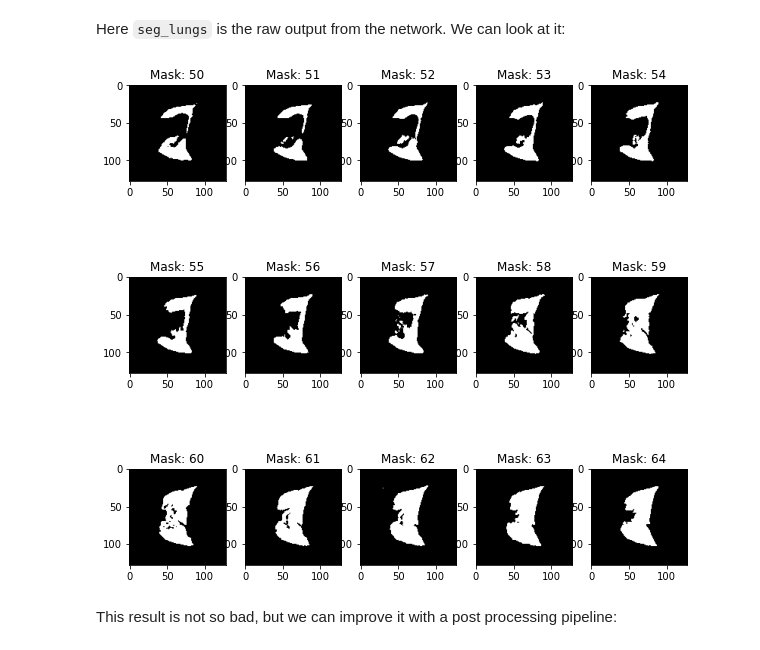
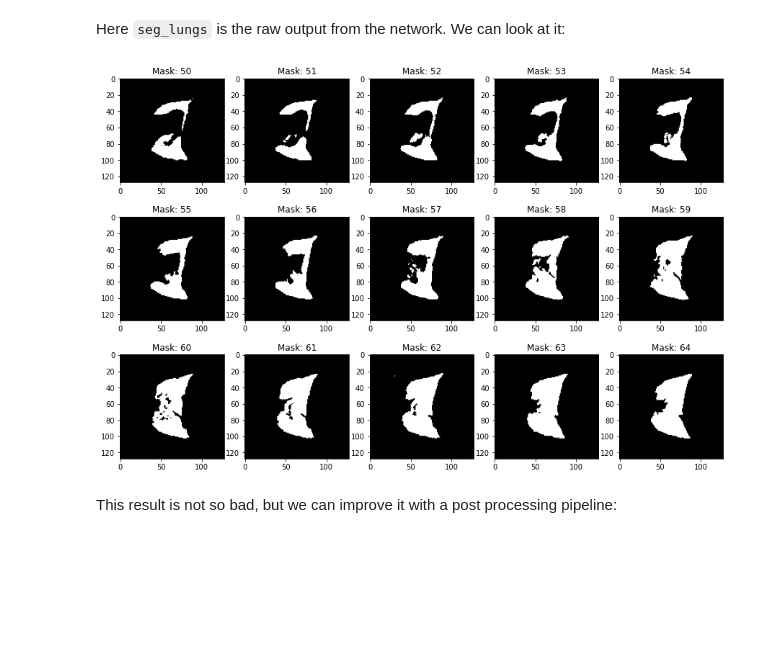
Before and after one commit to cbib/DeepMeta, a Jupyter notebook: examples/run_inference.ipynb, the cells around one changed output. Cells and saved outputs as stored; diff of their text form; code cells hidden in the pictures; blank space fills up the shorter version.

```diff
--- a/examples/run_inference.ipynb
+++ b/examples/run_inference.ipynb
@@ -24,5 +27,5 @@ print(np.shape(mouse))
 # %%
-fig = plt.figure(figsize=(10,10))
+fig = plt.figure(figsize=(15,10))
 columns = 5
 rows = 3
 
@@ -47,20 +50,20 @@ seg_lungs = p.predict_seg(mouse, path_model_lungs).reshape(128, 128, 128)
 Here `seg_lungs` is the raw output from the network.
 We can look at it:
 # %%
-fig = plt.figure(figsize=(10,10))
-columns = 5
-rows = 3
+def plot_images(img_list, prefix, start):
+    fig = plt.figure(figsize=(15,10))
+    columns = 5
+    rows = 3
+    ax = []
+    for i in range(columns*rows):
+        img = img_list[start+i]
+        ax.append( fig.add_subplot(rows, columns, i+1) )
+        ax[-1].set_title(prefix+str(start+i))
+        plt.imshow(img, cmap="gray")
+    plt.show()
 
-# ax enables access to manipulate each of subplots
-ax = []
-
-for i in range(columns*rows):
-    img = seg_lungs[50+i]
-    ax.append( fig.add_subplot(rows, columns, i+1) )
-    ax[-1].set_title("Mask: "+str(50+i))
-    plt.imshow(img, cmap="gray")
-plt.show()
+plot_images(seg_lungs, "Mask: ", 50)
 # %% [output]
-[figure, old version]
+[figure, new version]
 # %% [markdown]
 This result is not so bad, but we can improve it with a post processing pipeline:
```
Also changed, not shown: parts of 15 cells of this notebook.
